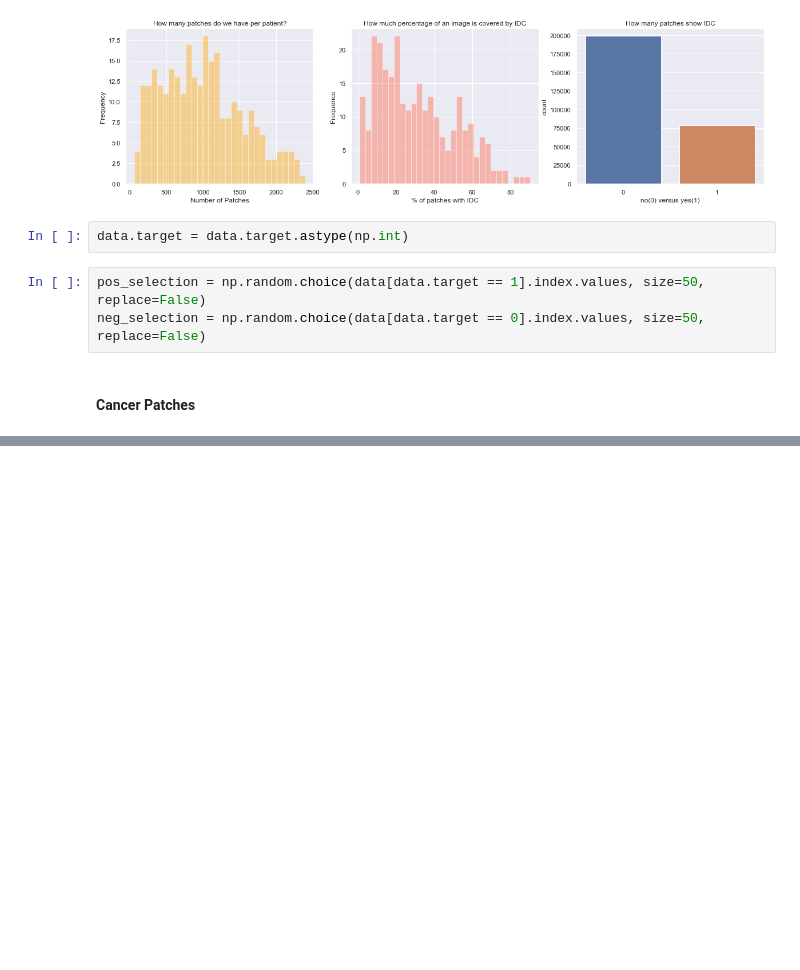
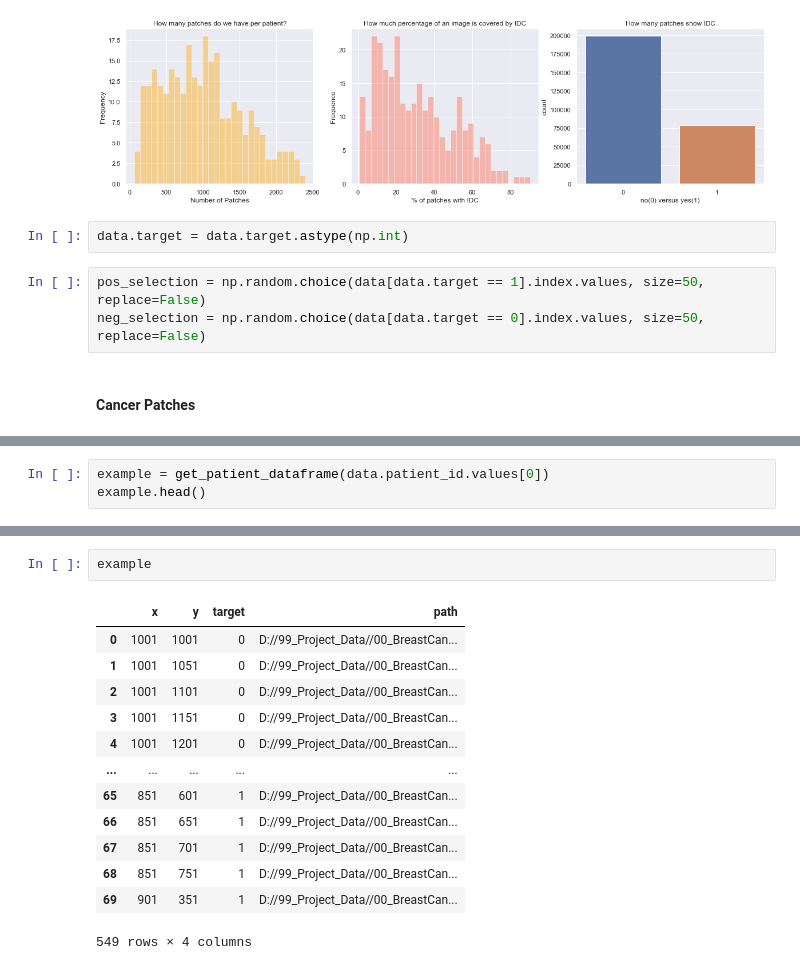
Before and after one commit to hau9531/ML, a Jupyter notebook: Breast_Cancer_image_processing_test.ipynb, the cells around one changed output, grey strips where cells are left out. Saved outputs shown, nothing was run; the diff lists cells and outputs as text; blank space fills up the shorter version.

```diff
--- a/Breast_Cancer_image_processing_test.ipynb
+++ b/Breast_Cancer_image_processing_test.ipynb
@@ -240,0 +274,3 @@ for n in range(5):
+# %%
+example = get_patient_dataframe(data.patient_id.values[0])
+example.head()
@@ -240,0 +284,16 @@ for n in range(5):
+# %%
+example
+# %% [output]
+|  | x | y | target | path |
+| 0 | 1001 | 1001 | 0 | D://99_Project_Data//00_BreastCan... |
+| 1 | 1001 | 1051 | 0 | D://99_Project_Data//00_BreastCan... |
+| 2 | 1001 | 1101 | 0 | D://99_Project_Data//00_BreastCan... |
+| 3 | 1001 | 1151 | 0 | D://99_Project_Data//00_BreastCan... |
+| 4 | 1001 | 1201 | 0 | D://99_Project_Data//00_BreastCan... |
+| ... | ... | ... | ... | ... |
+| 65 | 851 | 601 | 1 | D://99_Project_Data//00_BreastCan... |
+| 66 | 851 | 651 | 1 | D://99_Project_Data//00_BreastCan... |
+| 67 | 851 | 701 | 1 | D://99_Project_Data//00_BreastCan... |
+| 68 | 851 | 751 | 1 | D://99_Project_Data//00_BreastCan... |
+| 69 | 901 | 351 | 1 | D://99_Project_Data//00_BreastCan... |
+549 rows × 4 columns
```
Also changed, not shown: parts of 12 cells of this notebook.
